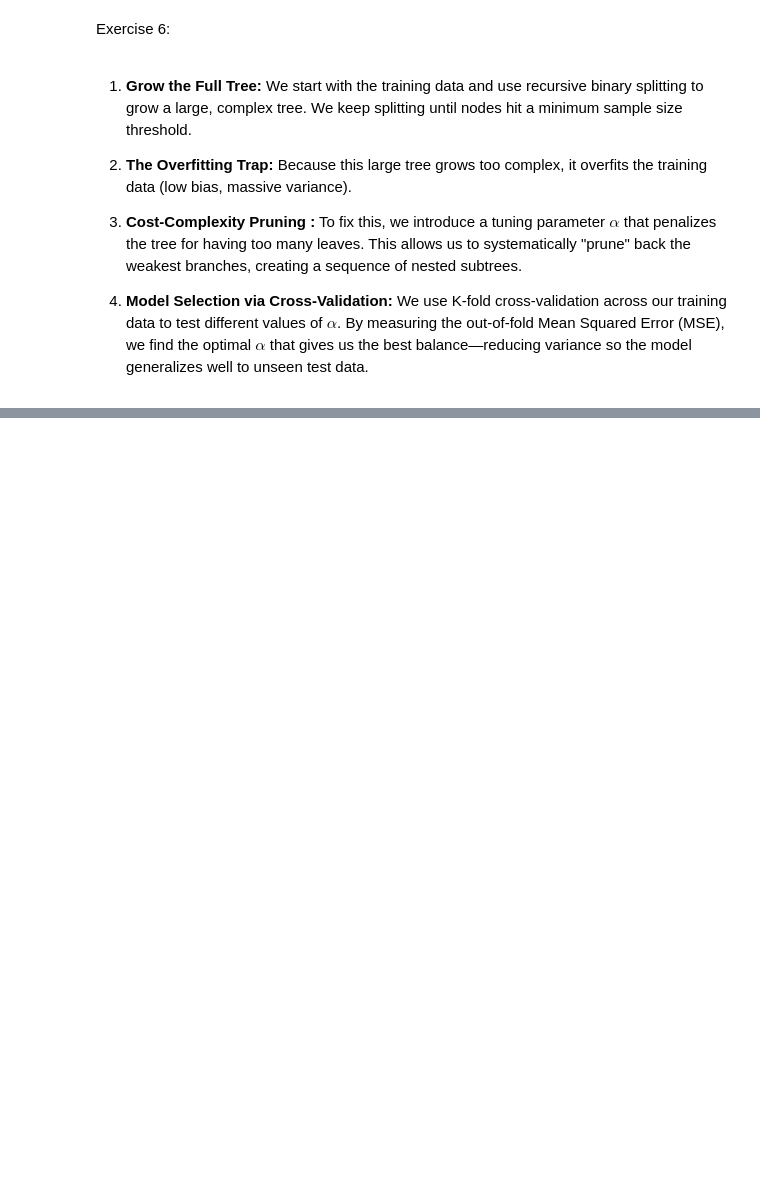
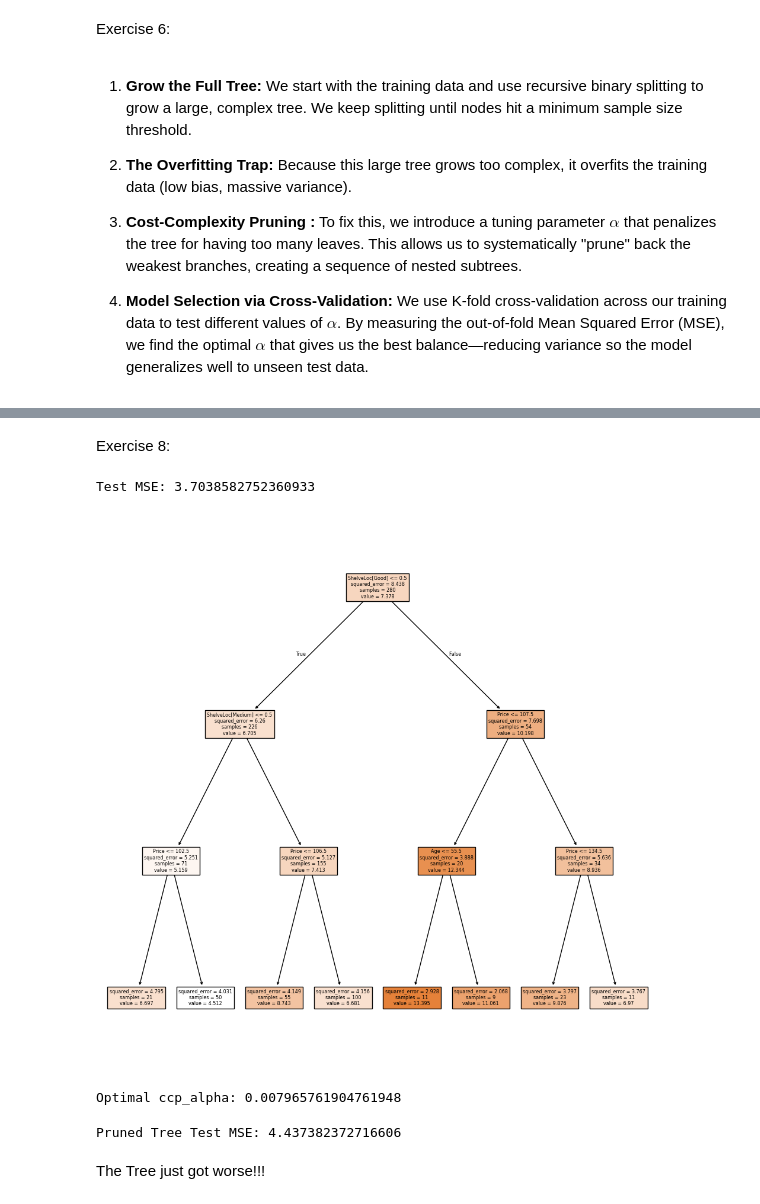
Before and after one commit to fatima-zahra20/ISLP-Solutions, a Jupyter notebook: MySolutionISLP_chap8.ipynb, the cells around one changed output, grey strips where cells are left out. Saved outputs shown, nothing was run; the diff lists cells and outputs as text; code cells hidden in the pictures; blank space fills up the shorter version.

```diff
--- a/MySolutionISLP_chap8.ipynb
+++ b/MySolutionISLP_chap8.ipynb
@@ -131,0 +190,67 @@ Exercise 6:
+# %% [markdown]
+Exercise 8:
+# %%
+carseats = load_data('Carseats')
+# %%
+model = MS(carseats.columns.drop('Sales'), intercept=False)
+D = model.fit_transform(carseats)
+feature_names = list(D.columns)
+X = np.asarray(D)
+y = carseats['Sales']
+
+X_train, X_test, y_train, y_test = train_test_split(
+    X, y, test_size=0.3, random_state=0)
+# %%
+import matplotlib.pyplot as plt
+from sklearn.metrics import mean_squared_error
+
+
+y_pred = reg.predict(X_test)
+test_mse = mean_squared_error(y_test, y_pred)
+print(f"Test MSE: {test_mse}")
+
+
+fig, ax = plt.subplots(figsize=(12, 12))
+plot_tree(reg, feature_names=feature_names, ax=ax, filled=True)
+plt.show()
+# %% [output]
+Test MSE: 3.7038582752360933
+[figure, added]
+# %%
+#(c)
+
+from sklearn.model_selection import cross_val_score
+
+base_tree = DTR(random_state=0)
+path = base_tree.cost_complexity_pruning_path(X_train, y_train)
+ccp_alphas = path.ccp_alphas
+
+cv_scores = []
+for alpha in ccp_alphas:
+  tree = DTR(random_state=0, ccp_alpha=alpha)
+  scores = cross_val_score(
+      tree, X_train, y_train, cv=10, scoring="neg_mean_squared_error"
+  )
+  cv_scores.append(-np.mean(scores))
+
+
+optimal_alpha = ccp_alphas[np.argmin(cv_scores)]
+print('Optimal ccp_alpha:', optimal_alpha)
+# %% [output]
+Optimal ccp_alpha: 0.007965761904761948
+# %%
+from sklearn.metrics import mean_squared_error
+
+
+pruned_tree = DTR(random_state=0, ccp_alpha=optimal_alpha)
+pruned_tree.fit(X_train, y_train)
+
+
+y_pred_pruned = pruned_tree.predict(X_test)
+pruned_test_mse = mean_squared_error(y_test, y_pred_pruned)
+
+print(f"Pruned Tree Test MSE: {pruned_test_mse}")
+# %% [output]
+Pruned Tree Test MSE: 4.437382372716606
+# %% [markdown]
+The Tree just got worse!!!
```
Also changed, not shown: parts of 51 cells of this notebook.
